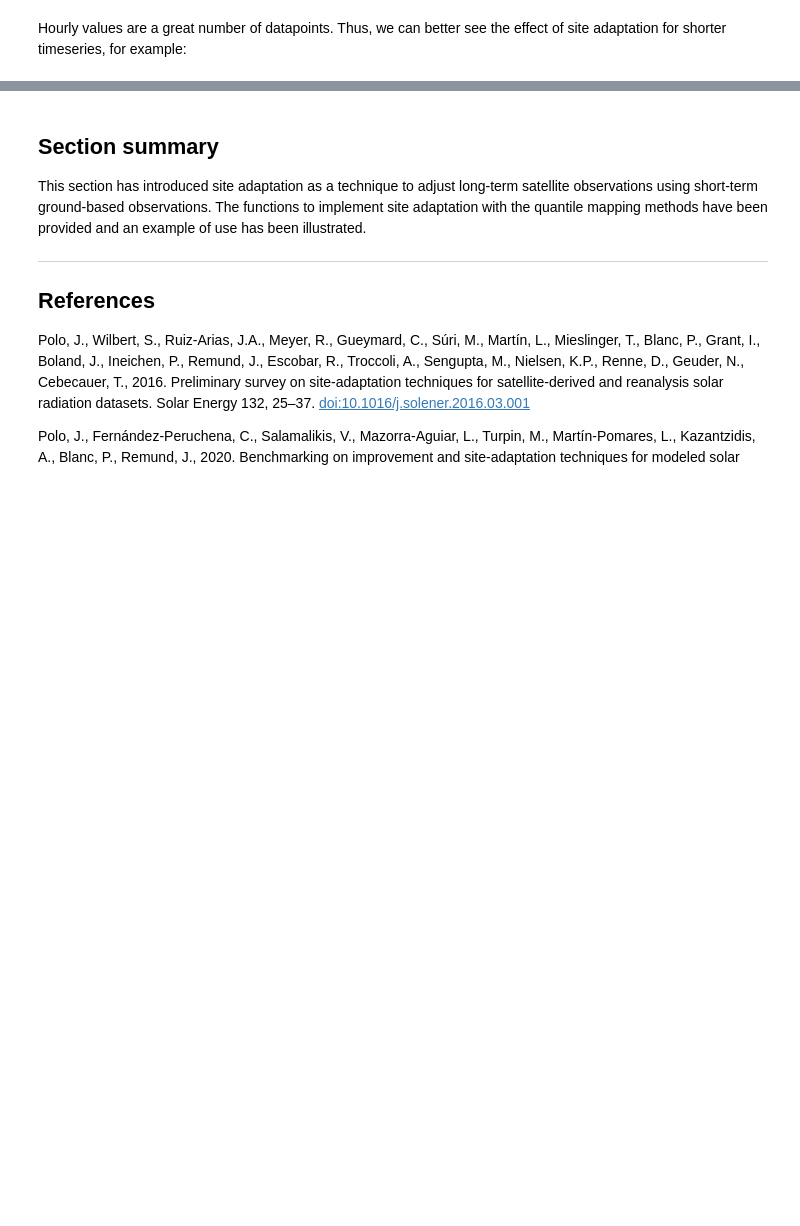
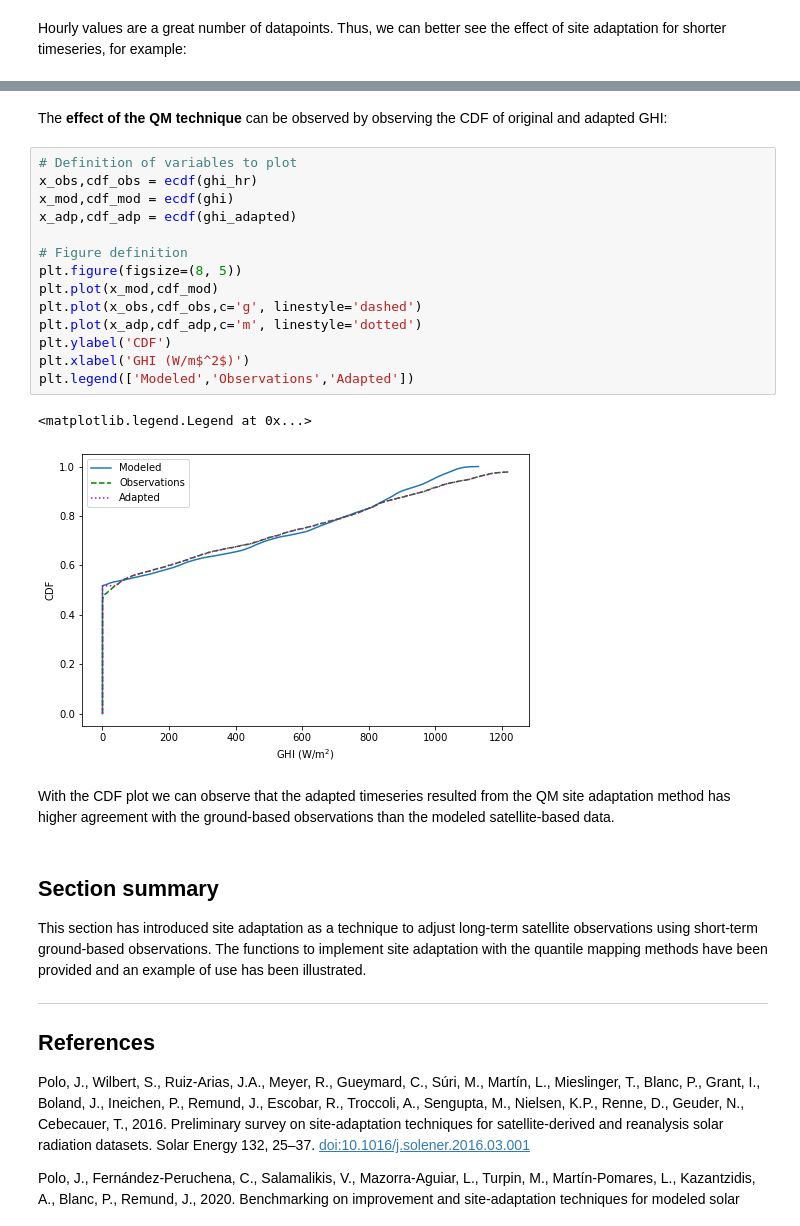
Before and after one commit to AssessingSolar/AssessingSolar, a Jupyter notebook: _sources/notebooks/site_adaptation.ipynb, the cells around one changed output, grey strips where cells are left out. Cells and saved outputs as stored; diff of their text form; blank space fills up the shorter version.

```diff
--- a/_sources/notebooks/site_adaptation.ipynb
+++ b/_sources/notebooks/site_adaptation.ipynb
@@ -125,3 +122,24 @@ plt.legend(['Modeled','Observations','Adapted'], framealpha=1)
+# %% [markdown]
+The **effect of the QM technique** can be observed by observing the CDF of original and adapted GHI:
+# %%
+# Definition of variables to plot
+x_obs,cdf_obs = ecdf(ghi_hr)
+x_mod,cdf_mod = ecdf(ghi)
+x_adp,cdf_adp = ecdf(ghi_adapted)
+
+# Figure definition
+plt.figure(figsize=(8, 5))
+plt.plot(x_mod,cdf_mod)
+plt.plot(x_obs,cdf_obs,c='g', linestyle='dashed')
+plt.plot(x_adp,cdf_adp,c='m', linestyle='dotted')
+plt.ylabel('CDF')
+plt.xlabel('GHI (W/m$^2$)')
+plt.legend(['Modeled','Observations','Adapted'])
+# %% [output]
+<matplotlib.legend.Legend at 0x...>
+[figure, added]
+# %% [markdown]
+With the CDF plot we can observe that the adapted timeseries resulted from the QM site adaptation method has higher agreement with the ground-based observations than the modeled satellite-based data.
 # %% [markdown]
 ## Section summary
 
```
Also changed, not shown: parts of 7 cells of this notebook, 16 other files.
